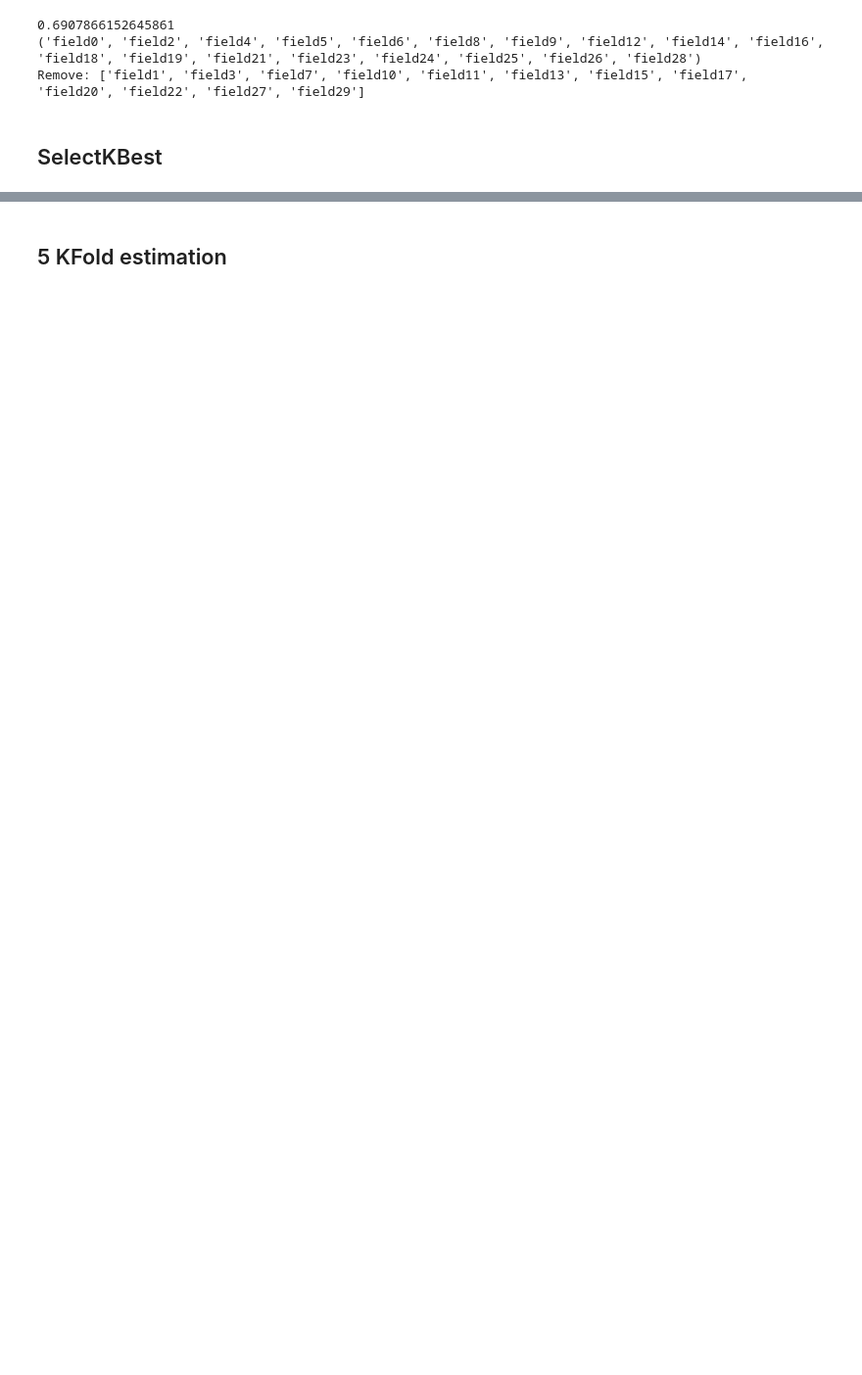
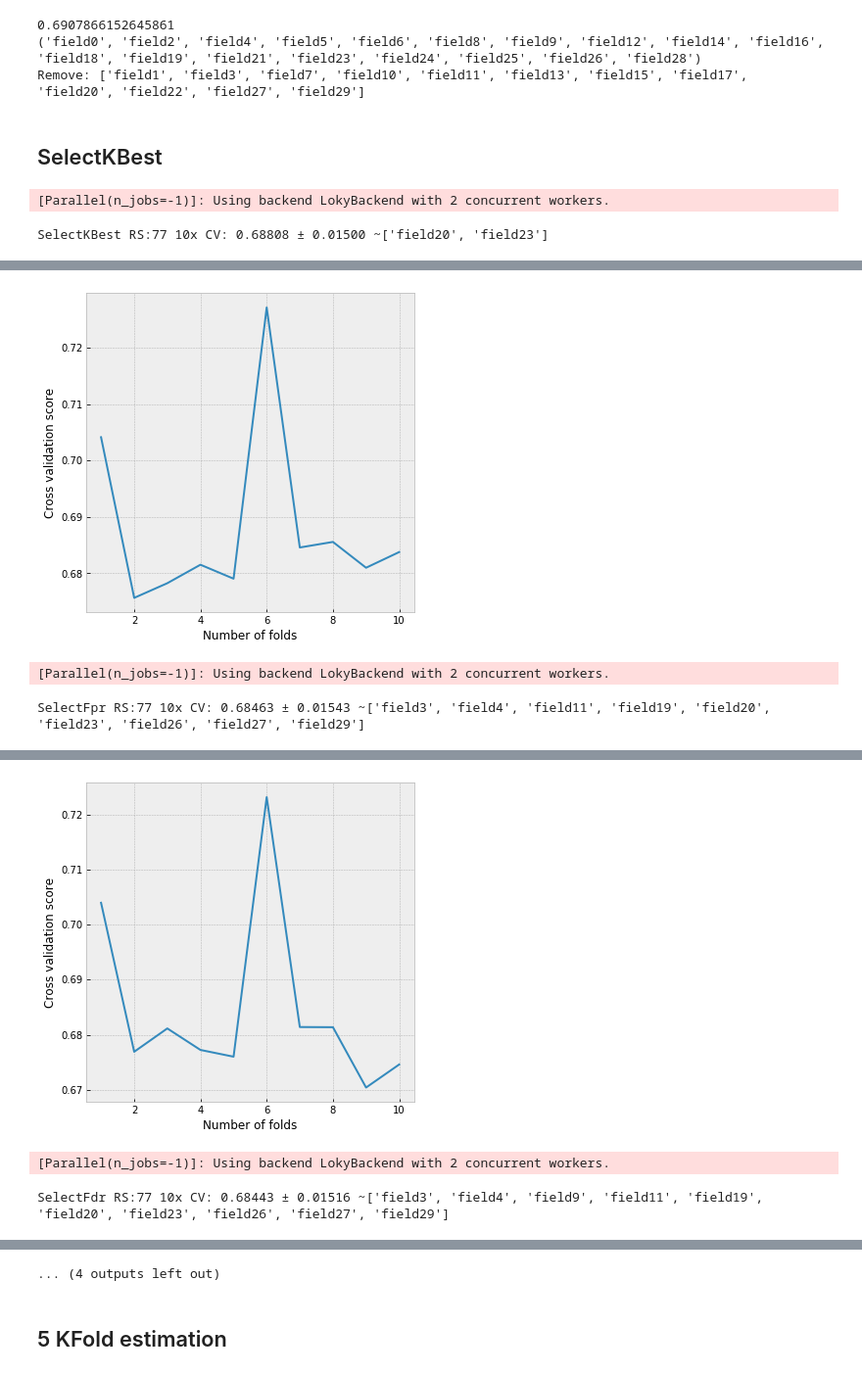
Before and after one commit to andygoosh/OneTwoTrip-Contest, a Jupyter notebook: workinprogress.ipynb, the cells around one changed output, grey strips where cells are left out. Shown at 98% size. Cells and saved outputs as stored; diff of their text form; code cells hidden in the pictures; blank space fills up the shorter version.

```diff
--- a/workinprogress.ipynb
+++ b/workinprogress.ipynb
@@ -802,0 +821,22 @@ for feature_list_index in skb.get_support(indices=True):
+# %%
+from sklearn.feature_selection import SelectKBest, SelectFpr, SelectFdr, SelectFwe
+
+X, y = prepare_data( df_train )
+n_folds=10
+
+models = []
+models.append(SelectKBest(score_func=sklearn.feature_selection.f_classif, k=X.shape[1]-2).fit(X, y))
+models.append(SelectFpr(score_func=sklearn.feature_selection.f_classif).fit(X, y))
+models.append(SelectFdr(score_func=sklearn.feature_selection.f_classif).fit(X, y))
+models.append(SelectFwe(score_func=sklearn.feature_selection.f_classif).fit(X, y))
+
+skf = StratifiedKFold(n_splits=n_folds, shuffle=True, random_state=RS)
+for m in models:
+  pipe = make_pipeline(m, XGBClassifier(**get_best_params_xgbc()))
+  scores = cross_val_score(pipe, X, y, scoring='roc_auc', verbose=1, n_jobs=-1, cv=skf)
+  #oof = oof_estimate_plot(pipe)
+  print(f'{type(m).__name__} RS:{RS} {n_folds}x CV: {np.mean(scores):.5f} ± {np.std(scores):.5f} ~{[x for x in X.columns if x not in X.columns[m.get_support(indices=True)]]}')
+  plot_cv_scores(scores)
+# %% [output]
+[Parallel(n_jobs=-1)]: Using backend LokyBackend with 2 concurrent workers.
+SelectKBest RS:77 10x CV: 0.68808 ± 0.01500 ~['field20', 'field23']
@@ -802,0 +844,3 @@ for feature_list_index in skb.get_support(indices=True):
+[figure, added]
+[Parallel(n_jobs=-1)]: Using backend LokyBackend with 2 concurrent workers.
+SelectFpr RS:77 10x CV: 0.68463 ± 0.01543 ~['field3', 'field4', 'field11', 'field19', 'field20', 'field23', 'field26', 'field27', 'field29']
@@ -802,0 +848,3 @@ for feature_list_index in skb.get_support(indices=True):
+[figure, added]
+[Parallel(n_jobs=-1)]: Using backend LokyBackend with 2 concurrent workers.
+SelectFdr RS:77 10x CV: 0.68443 ± 0.01516 ~['field3', 'field4', 'field9', 'field11', 'field19', 'field20', 'field23', 'field26', 'field27', 'field29']
@@ -803,3 +853,4 @@ for feature_list_index in skb.get_support(indices=True):
+... (4 outputs left out)
 # %% [markdown]
 ## 5 KFold estimation
 # %%
```
Also changed, not shown: parts of 16 cells of this notebook.
